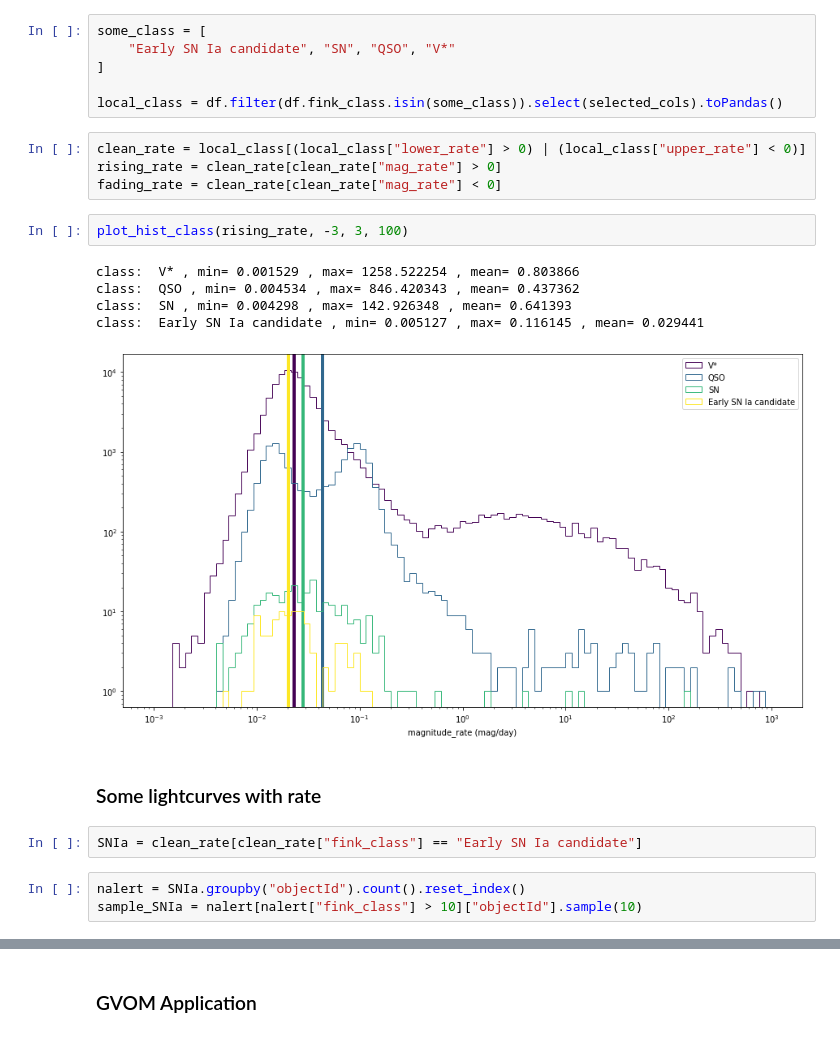
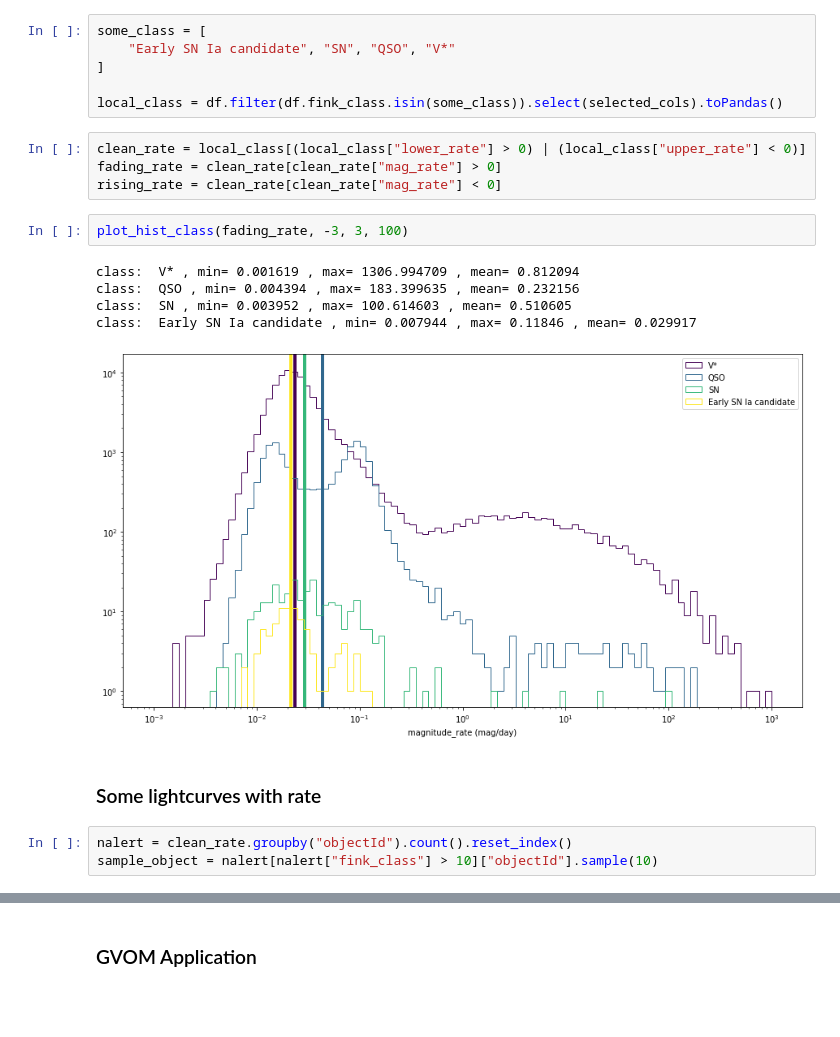
Before and after one commit to astrolabsoftware/fink-science, a Jupyter notebook: fink_science/fast_transient_rate/notebook/Fast_transient_rate_analysis.ipynb, the cells around one changed output, grey strips where cells are left out. Drawn from its saved outputs; the diff is of its cells as text; blank space fills up the shorter version.

```diff
--- a/fink_science/fast_transient_rate/notebook/Fast_transient_rate_analysis.ipynb
+++ b/fink_science/fast_transient_rate/notebook/Fast_transient_rate_analysis.ipynb
@@ -214,23 +209,21 @@ some_class = [
 local_class = df.filter(df.fink_class.isin(some_class)).select(selected_cols).toPandas()
 # %%
 clean_rate = local_class[(local_class["lower_rate"] > 0) | (local_class["upper_rate"] < 0)]
-rising_rate = clean_rate[clean_rate["mag_rate"] > 0]
-fading_rate = clean_rate[clean_rate["mag_rate"] < 0]
+fading_rate = clean_rate[clean_rate["mag_rate"] > 0]
+rising_rate = clean_rate[clean_rate["mag_rate"] < 0]
 # %%
-plot_hist_class(rising_rate, -3, 3, 100)
+plot_hist_class(fading_rate, -3, 3, 100)
 # %% [output]
-class:  V* , min= 0.001529 , max= 1258.522254 , mean= 0.803866
-class:  QSO , min= 0.004534 , max= 846.420343 , mean= 0.437362
-class:  SN , min= 0.004298 , max= 142.926348 , mean= 0.641393
-class:  Early SN Ia candidate , min= 0.005127 , max= 0.116145 , mean= 0.029441
+class:  V* , min= 0.001619 , max= 1306.994709 , mean= 0.812094
+class:  QSO , min= 0.004394 , max= 183.399635 , mean= 0.232156
+class:  SN , min= 0.003952 , max= 100.614603 , mean= 0.510605
+class:  Early SN Ia candidate , min= 0.007944 , max= 0.11846 , mean= 0.029917
-[figure, old version]
+[figure, new version]
 # %% [markdown]
 ### Some lightcurves with rate
-# %%
-SNIa = clean_rate[clean_rate["fink_class"] == "Early SN Ia candidate"]
 # %%
-nalert = SNIa.groupby("objectId").count().reset_index()
-sample_SNIa = nalert[nalert["fink_class"] > 10]["objectId"].sample(10)
+nalert = clean_rate.groupby("objectId").count().reset_index()
+sample_object = nalert[nalert["fink_class"] > 10]["objectId"].sample(10)
 # %%
 def plot_magnitude_and_rate(df):
     fig, (ax1, ax2) = plt.subplots(2, 1, figsize=(25, 20), sharex=True)
```
Also changed, not shown: parts of 20 cells of this notebook, 2 other files.
